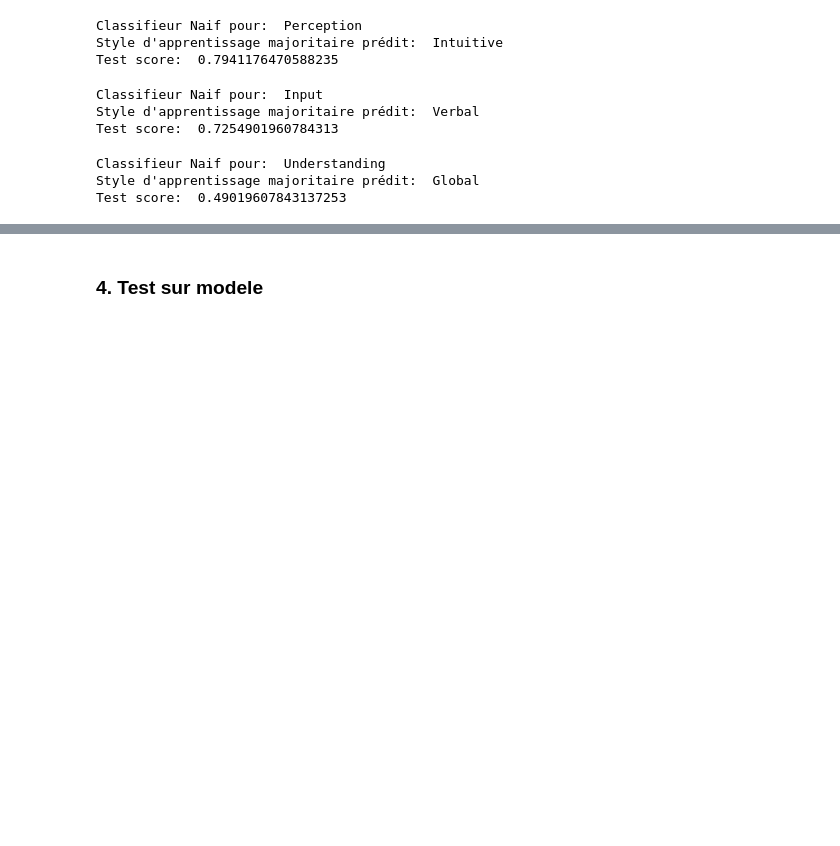
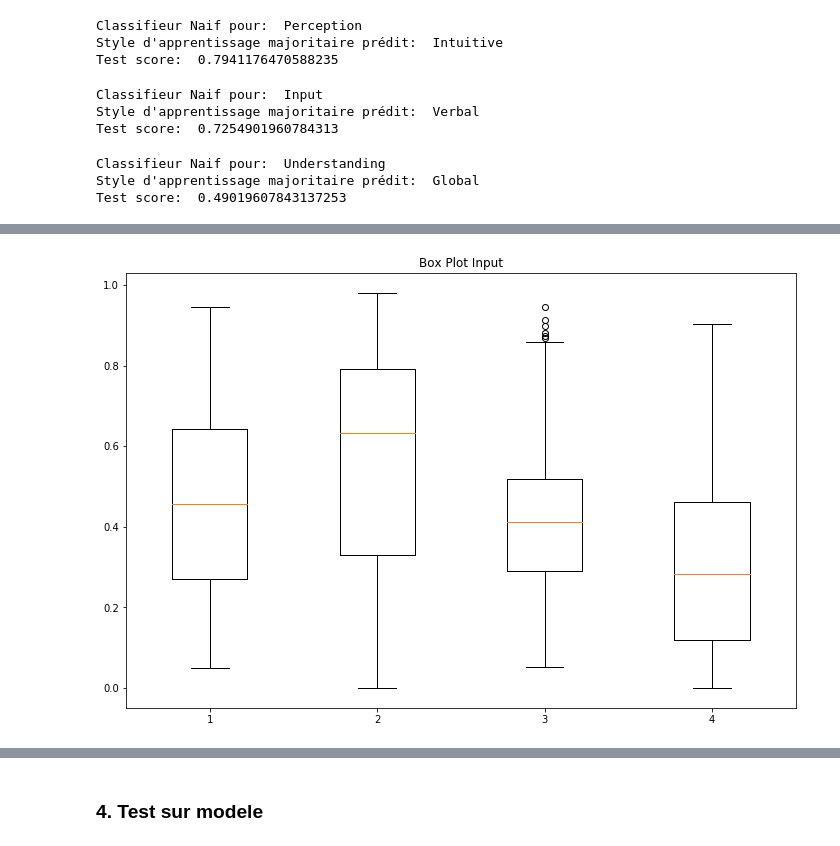
Before and after one commit to MaxwellNM/MLSIM, a Jupyter notebook: main_MLSIM.ipynb, the cells around one changed output, grey strips where cells are left out. Drawn from its saved outputs; the diff is of its cells as text; code cells hidden in the pictures; blank space fills up the shorter version.

```diff
--- a/main_MLSIM.ipynb
+++ b/main_MLSIM.ipynb
@@ -99,0 +142,4 @@ Test score:  0.49019607843137253
+# %%
+print_box_blot(data[2][0],LS[2])
+# %% [output]
+[figure, added]
```
Also changed, not shown: parts of 27 cells of this notebook, 40 other files.
